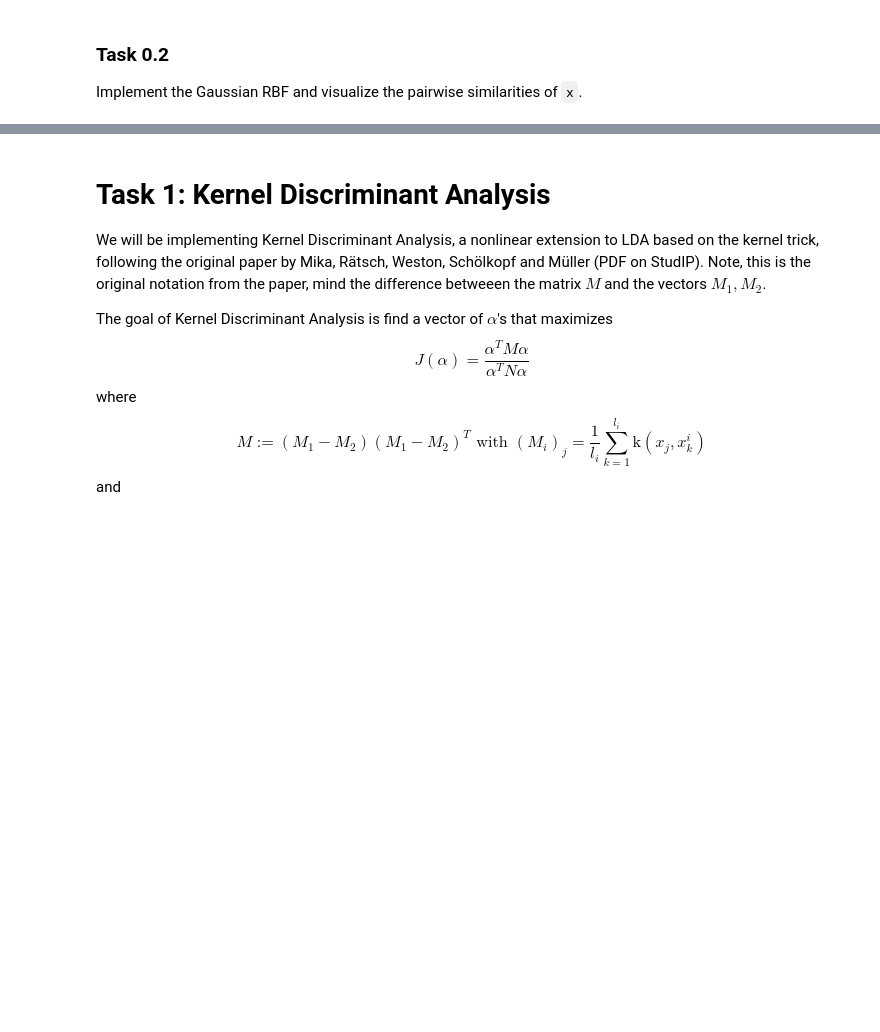
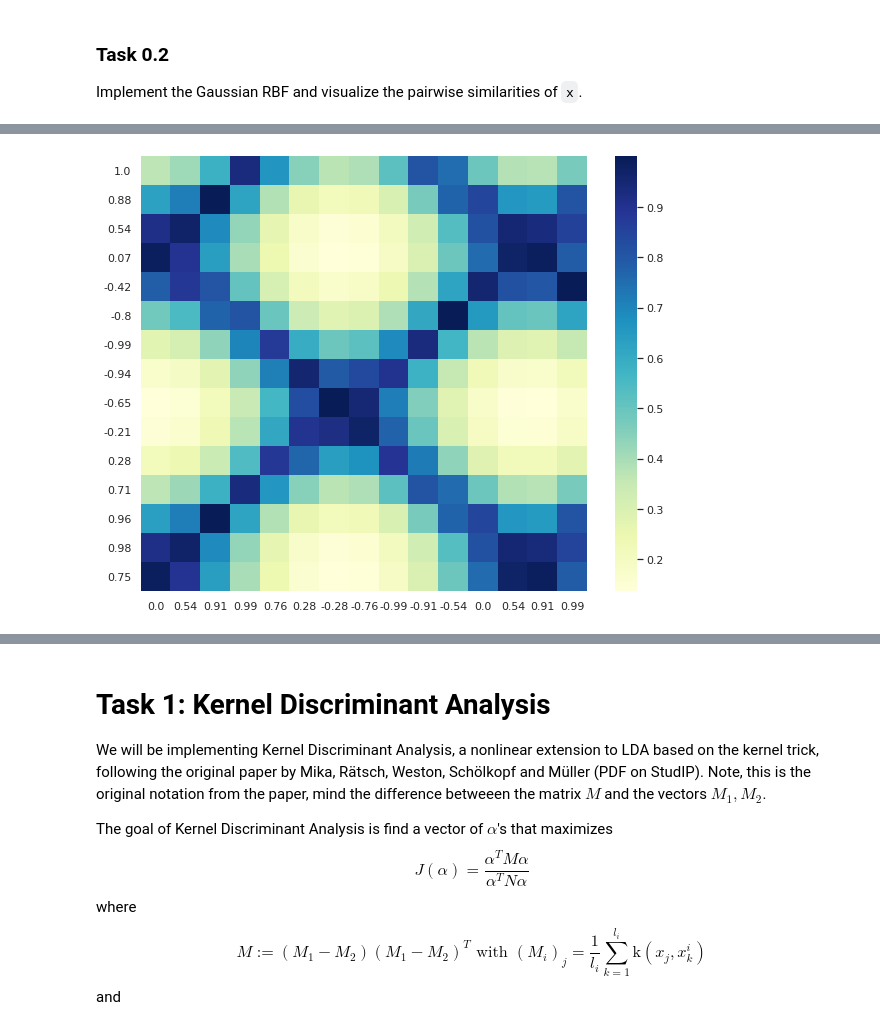
Before and after one commit to Smitpatel37/Machine-Learning-Assignments, a Jupyter notebook: Practical-3/3_NAME1_NAME2_NAME3.ipynb, the cells around one changed output, grey strips where cells are left out. Saved outputs shown, nothing was run; the diff lists cells and outputs as text; code cells hidden in the pictures; blank space fills up the shorter version.

```diff
--- a/Practical-3/3_NAME1_NAME2_NAME3.ipynb
+++ b/Practical-3/3_NAME1_NAME2_NAME3.ipynb
@@ -53,0 +50,17 @@ x = np.stack([np.sin(np.linspace(0, 8, 15)), np.cos(np.linspace(0, 7, 15))]).T
+# %%
+# RBF kernel
+import math
+def rbfkernal(X1,X2,gamma=1):
+  x22 = list(X2)
+  X2 = np.array([x22] * 15)
+  X2 = X2.squeeze()
+  s = []
+  for i in X1:
+    s.append(list(np.full(15, i)))
+  k1 = np.array(s)
+  k = np.abs(k1 - X2)
+  # k = k - np.abs(2 * np.mat(X1) * np.mat(X2).T)
+
+  return np.exp((-1* gamma* k)),X2,k1
+# %%
+r,s,k = rbfkernal(x[:,0].reshape(15,1),x[:,1].reshape(15,1))
@@ -53,0 +73,7 @@ x = np.stack([np.sin(np.linspace(0, 8, 15)), np.cos(np.linspace(0, 7, 15))]).T
+# %%
+import seaborn as sns
+sns.set(rc={'figure.figsize':(10,8)})
+ax = sns.heatmap(r, xticklabels=np.around(x[:,0],2), yticklabels=np.around(x[:,1],2), cmap="YlGnBu")
+plt.yticks(rotation=0);
+# %% [output]
+[figure, added]
```
Also changed, not shown: parts of 4 cells of this notebook.
